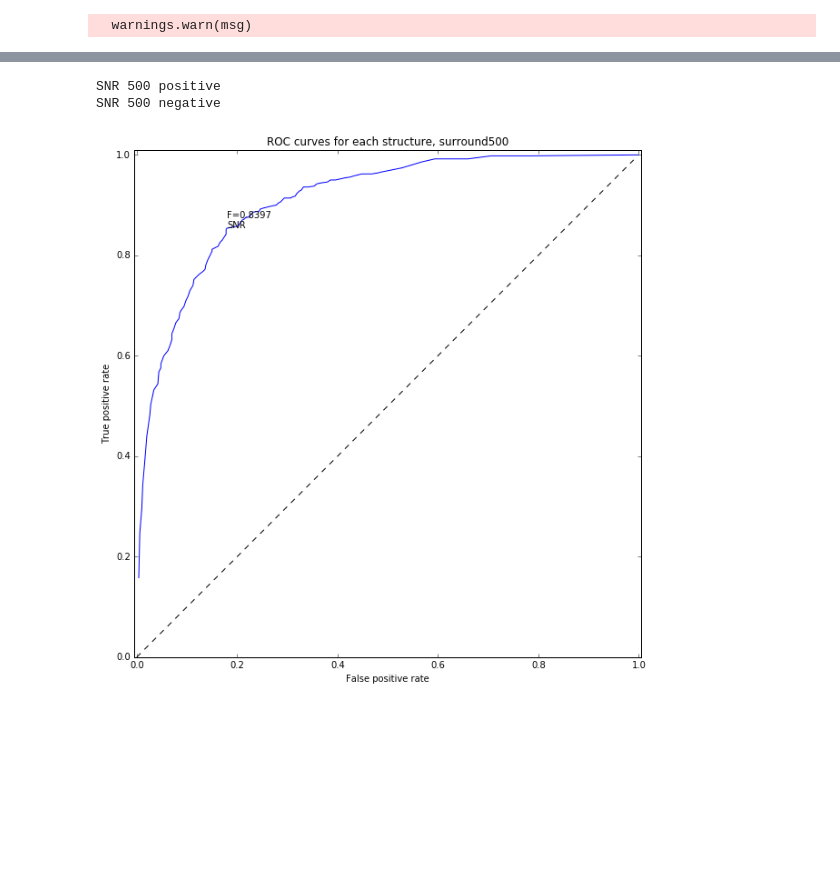
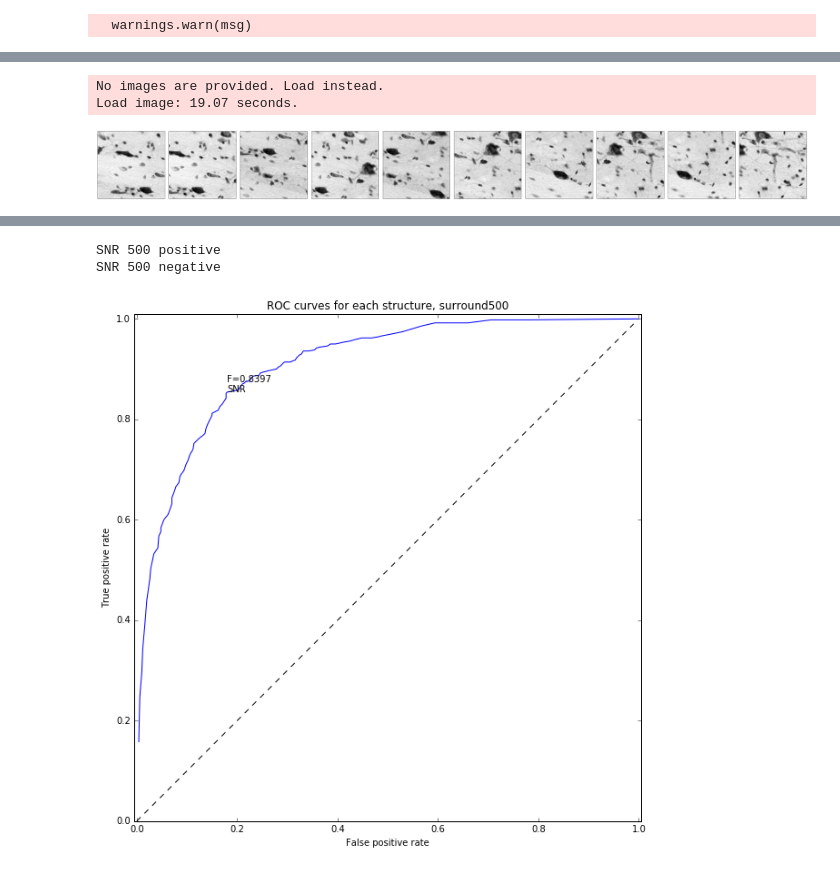
Before and after one commit to mistycheney/MouseBrainAtlas, a Jupyter notebook: learning/explore_normalization_effect_on_classifier_with_retrain_v2.ipynb, the cells around one changed output, grey strips where cells are left out. Cells and saved outputs as stored; diff of their text form; code cells hidden in the pictures; blank space fills up the shorter version.

```diff
--- a/learning/explore_normalization_effect_on_classifier_with_retrain_v2.ipynb
+++ b/learning/explore_normalization_effect_on_classifier_with_retrain_v2.ipynb
@@ -349,2 +358,31 @@ negative_addresses_traindata = address_label_df_allStacks[address_label_df_allSt
 positive_addresses_testdata = address_label_df_allStacks[address_label_df_allStacks[positive_labels].any(axis=1)].loc[['MD661']].index.values.tolist()
 negative_addresses_testdata = address_label_df_allStacks[address_label_df_allStacks[negative_labels].any(axis=1)].loc[['MD661']].index.values.tolist()
+# %%
+q = address_label_df_allStacks[address_label_df_allStacks[positive_labels].any(axis=1)]
+all_sections = np.unique(q.loc['MD589'].index.get_level_values('section'))
+train_sections = [] # sections that contain patches of relevant classes.
+for sec in all_sections:
+    try:
+        if len(q.loc['MD589', sec].index.values.tolist()) > 0:
+            train_sections.append(sec)
+            print 'Section', sec, len(q.loc['MD589', sec].index.values.tolist()), 'positive patches provided.'
+    except:
+        pass
+
+# n_train_sections = 50
+
+# n_patches_required = 1000
+# v = DataManager.load_original_volume(stack='atlasV5', structure='7N_L', downscale=32)
+# vol_um3 = np.count_nonzero(v > .5) * XY_PIXEL_DISTANCE_TB ** 3
+# half_size = 224.*XY_PIXEL_DISTANCE_LOSSLESS/2.
+# n_train_sections = vol_um3 / (n_patches_required * half_size * half_size * SECTION_THICKNESS)
+# print n_train_sections
+
+# random_train_sections = np.random.choice(train_sections, min(len(train_sections), n_train_sections), replace=False)
+random_train_sections = train_sections
+
+positive_addresses_traindata = address_label_df_allStacks[address_label_df_allStacks[positive_labels].any(axis=1)].loc[['MD589'], random_train_sections, :].index.values.tolist()
+negative_addresses_traindata = address_label_df_allStacks[address_label_df_allStacks[negative_labels].any(axis=1)].loc[['MD589'], random_train_sections, :].index.values.tolist()
+
+positive_addresses_testdata = address_label_df_allStacks[address_label_df_allStacks[positive_labels].any(axis=1)].loc[['MD594']].index.values.tolist()[::10]
+negative_addresses_testdata = address_label_df_allStacks[address_label_df_allStacks[negative_labels].any(axis=1)].loc[['MD594']].index.values.tolist()[::10]
@@ -358,7 +592,11 @@ negative_addresses_testdata = address_label_df_allStacks[address_label_df_allSta
 # %%
-# q = \
-# extract_patches_given_locations_multiple_sections(addresses=negative_addresses[::1000],
-#                                                   win_id=win_id,
-#                                                 normalization_scheme=scheme,
-#                                                  location_or_grid_index='grid_index')
-# display_images_in_grids(q, nc=10, cmap=plt.cm.gray)
+q = \
+extract_patches_given_locations_multiple_sections(addresses=positive_addresses_traindata[:10],
+                                                  win_id=win_id,
+                                                normalization_scheme='normalize_mu_region_sigma_wholeImage',
+                                                 location_or_grid_index='grid_index')
+display_images_in_grids(q, nc=10, cmap=plt.cm.gray, vmin=0, vmax=255)
+# %% [output]
+No images are provided. Load instead.
+Load image: 19.07 seconds.
+[figure, added]
```
Also changed, not shown: parts of 38 cells of this notebook, 1 other file.
